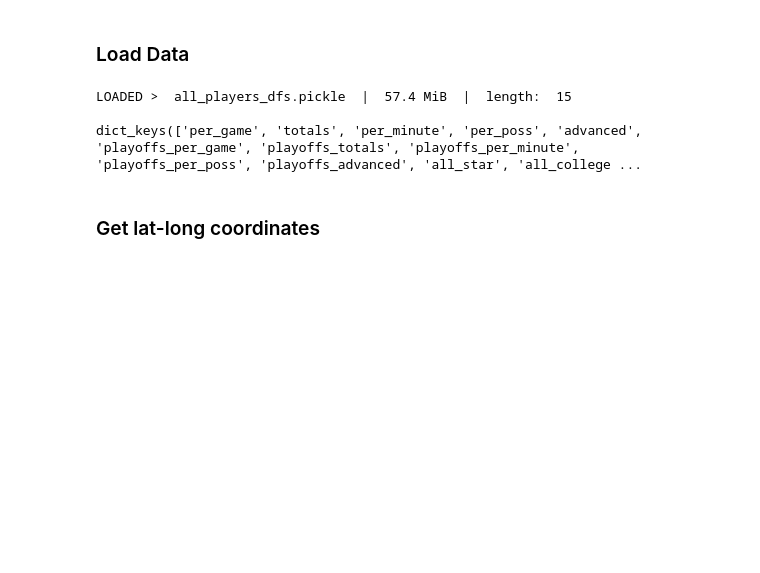
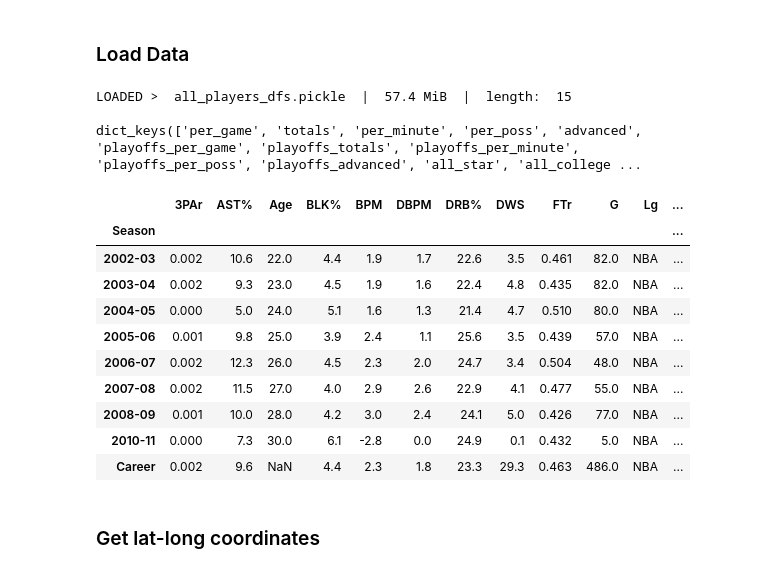
Before and after one commit to jameshu2008/nba, a Jupyter notebook: NBA Analysis GeoMap.ipynb, the cells around one changed output. Saved outputs shown, nothing was run; the diff lists cells and outputs as text; code cells hidden in the pictures; blank space fills up the shorter version.

```diff
--- a/NBA Analysis.ipynb
+++ b/NBA Analysis GeoMap.ipynb
@@ -124,14 +124,32 @@ Wall time: 10.8 ms
 # Analysis
 # %% [markdown]
 ### Load Data
-# %%
-all_players_dfs = load_pickle('all_players_dfs.pickle')
-
-print(all_players_dfs.keys())
-# %% [output]
-LOADED >  all_players_dfs.pickle  |  57.4 MiB  |  length:  15
-
-dict_keys(['per_game', 'totals', 'per_minute', 'per_poss', 'advanced', 'playoffs_per_game', 'playoffs_totals', 'playoffs_per_minute', 'playoffs_per_poss', 'playoffs_advanced', 'all_star', 'all_college ...
+# %%
+# all_players_dfs is a dictionary
+# all_players_dfs{"table_name": dataframe}, dataframe has player_name as indices
+# all_players_dfs['advanced'].loc['yao ming'] would return Yao Ming's advanced stats
+
+all_players_dfs = load_pickle('all_players_dfs.pickle')
+
+print(all_players_dfs.keys())
+# %% [output]
+LOADED >  all_players_dfs.pickle  |  57.4 MiB  |  length:  15
+
+dict_keys(['per_game', 'totals', 'per_minute', 'per_poss', 'advanced', 'playoffs_per_game', 'playoffs_totals', 'playoffs_per_minute', 'playoffs_per_poss', 'playoffs_advanced', 'all_star', 'all_college ...
+# %%
+all_players_dfs['advanced'].loc['yao ming']
+# %% [output]
+|  | 3PAr | AST% | Age | BLK% | BPM | DBPM | DRB% | DWS | FTr | G | Lg | ... |
+| Season |  |  |  |  |  |  |  |  |  |  |  | ... |
+| 2002-03 | 0.002 | 10.6 | 22.0 | 4.4 | 1.9 | 1.7 | 22.6 | 3.5 | 0.461 | 82.0 | NBA | ... |
+| 2003-04 | 0.002 | 9.3 | 23.0 | 4.5 | 1.9 | 1.6 | 22.4 | 4.8 | 0.435 | 82.0 | NBA | ... |
+| 2004-05 | 0.000 | 5.0 | 24.0 | 5.1 | 1.6 | 1.3 | 21.4 | 4.7 | 0.510 | 80.0 | NBA | ... |
+| 2005-06 | 0.001 | 9.8 | 25.0 | 3.9 | 2.4 | 1.1 | 25.6 | 3.5 | 0.439 | 57.0 | NBA | ... |
+| 2006-07 | 0.002 | 12.3 | 26.0 | 4.5 | 2.3 | 2.0 | 24.7 | 3.4 | 0.504 | 48.0 | NBA | ... |
+| 2007-08 | 0.002 | 11.5 | 27.0 | 4.0 | 2.9 | 2.6 | 22.9 | 4.1 | 0.477 | 55.0 | NBA | ... |
+| 2008-09 | 0.001 | 10.0 | 28.0 | 4.2 | 3.0 | 2.4 | 24.1 | 5.0 | 0.426 | 77.0 | NBA | ... |
+| 2010-11 | 0.000 | 7.3 | 30.0 | 6.1 | -2.8 | 0.0 | 24.9 | 0.1 | 0.432 | 5.0 | NBA | ... |
+| Career | 0.002 | 9.6 | NaN | 4.4 | 2.3 | 1.8 | 23.3 | 29.3 | 0.463 | 486.0 | NBA | ... |
 # %% [markdown]
 ### Get lat-long coordinates
 # %%
```
Also changed, not shown: parts of 3 cells of this notebook.
